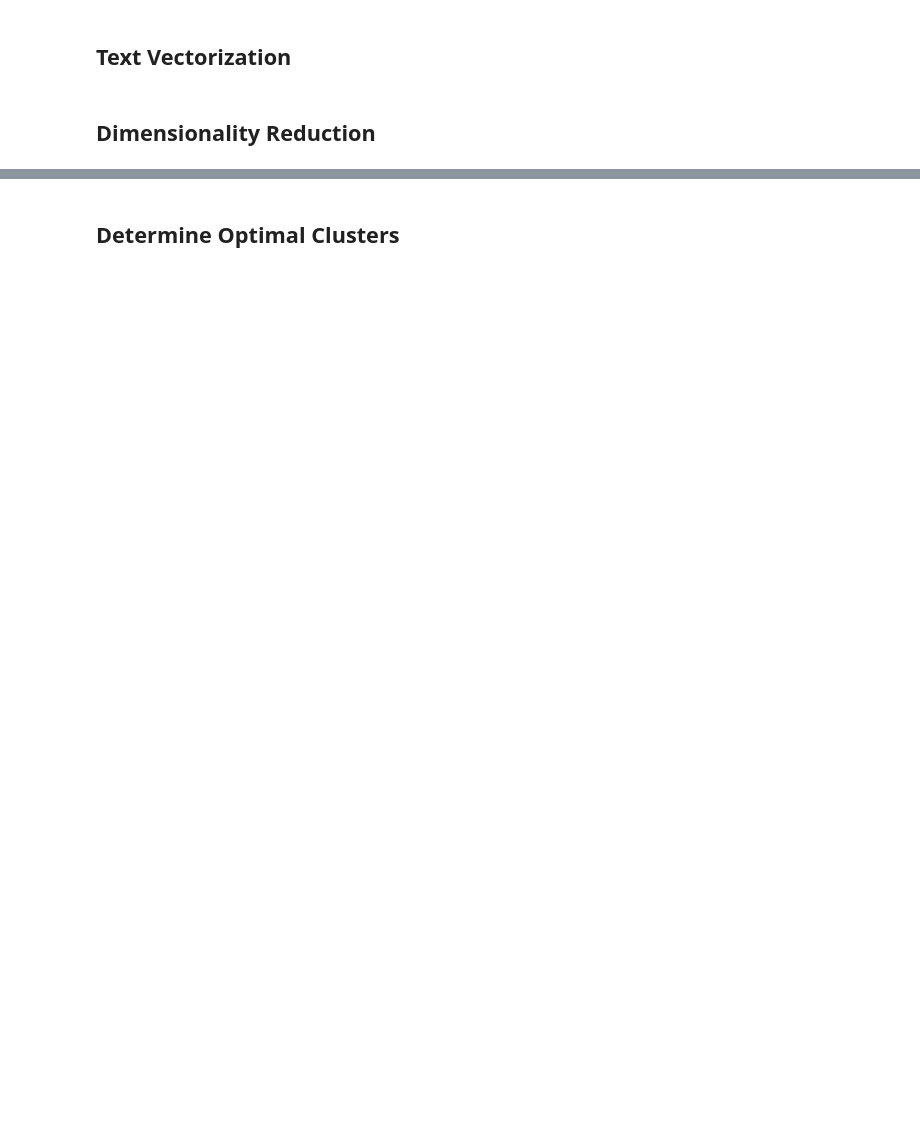
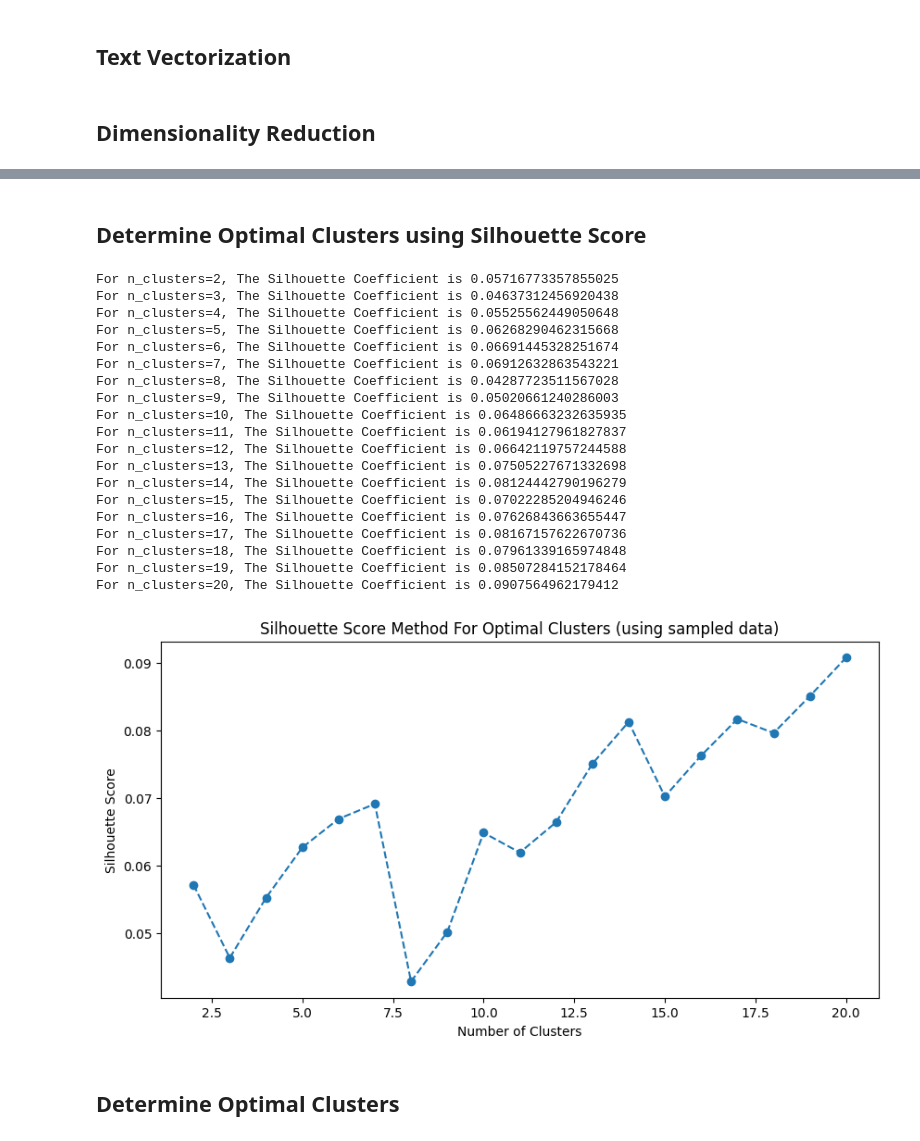
Before and after one commit to mohamadsolouki/Scientific-Trend-Analysis, a Jupyter notebook: notebooks/clustering.ipynb, the cells around one changed output, grey strips where cells are left out. Saved outputs shown, nothing was run; the diff lists cells and outputs as text; code cells hidden in the pictures; blank space fills up the shorter version.

```diff
--- a/notebooks/clustering.ipynb
+++ b/notebooks/clustering.ipynb
@@ -49,3 +71,50 @@ X_reduced = reduce_dimensionality(tfidf_matrix)
+# %% [markdown]
+## Determine Optimal Clusters using Silhouette Score
+# %%
+def optimal_clusters_silhouette(X):
+    silhouette_scores = []
+    range_clusters = range(2, 21)
+
+    # Taking a random sample of 10% of the data
+    sample_indices = np.random.choice(X.shape[0], int(0.01 * X.shape[0]), replace=False)
+    X_sample = X[sample_indices]
+
+    for n_cluster in range_clusters:
+        kmeans = KMeans(n_clusters=n_cluster, n_init='auto', random_state=0).fit(X_sample)
+        label = kmeans.labels_
+        sil_coeff = silhouette_score(X_sample, label, metric='euclidean')
+        silhouette_scores.append(sil_coeff)
+        print(f"For n_clusters={n_cluster}, The Silhouette Coefficient is {sil_coeff}")
+
+    plt.figure(figsize=(10,5))
+    plt.plot(range_clusters, silhouette_scores, marker='o', linestyle='--')
+    plt.title('Silhouette Score Method For Optimal Clusters (using sampled data)')
+    plt.xlabel('Number of Clusters')
+    plt.ylabel('Silhouette Score')
+    plt.show()
+
+optimal_clusters_silhouette(X_reduced)
+# %% [output]
+For n_clusters=2, The Silhouette Coefficient is 0.05716773357855025
+For n_clusters=3, The Silhouette Coefficient is 0.04637312456920438
+For n_clusters=4, The Silhouette Coefficient is 0.05525562449050648
+For n_clusters=5, The Silhouette Coefficient is 0.06268290462315668
+For n_clusters=6, The Silhouette Coefficient is 0.06691445328251674
+For n_clusters=7, The Silhouette Coefficient is 0.06912632863543221
+For n_clusters=8, The Silhouette Coefficient is 0.04287723511567028
+For n_clusters=9, The Silhouette Coefficient is 0.05020661240286003
+For n_clusters=10, The Silhouette Coefficient is 0.06486663232635935
+For n_clusters=11, The Silhouette Coefficient is 0.06194127961827837
+For n_clusters=12, The Silhouette Coefficient is 0.06642119757244588
+For n_clusters=13, The Silhouette Coefficient is 0.07505227671332698
+For n_clusters=14, The Silhouette Coefficient is 0.08124442790196279
+For n_clusters=15, The Silhouette Coefficient is 0.07022285204946246
+For n_clusters=16, The Silhouette Coefficient is 0.07626843663655447
+For n_clusters=17, The Silhouette Coefficient is 0.08167157622670736
+For n_clusters=18, The Silhouette Coefficient is 0.07961339165974848
+For n_clusters=19, The Silhouette Coefficient is 0.08507284152178464
+For n_clusters=20, The Silhouette Coefficient is 0.0907564962179412
+[figure, added]
 # %% [markdown]
 ## Determine Optimal Clusters
 # %%
```
Also changed, not shown: parts of 8 cells of this notebook.
